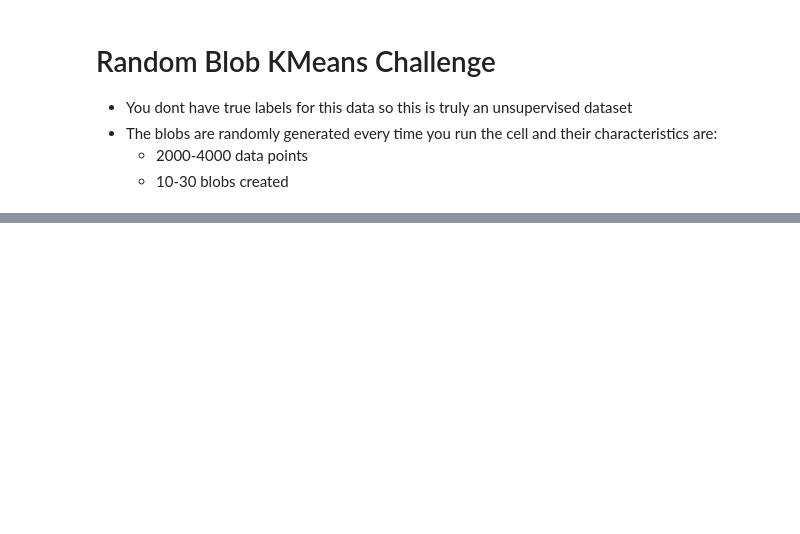
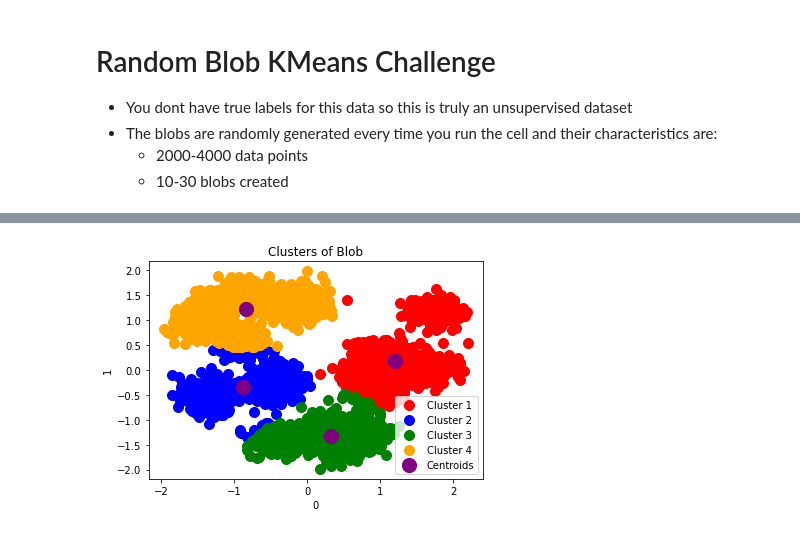
Before and after one commit to RashaAlharthi/K-Means_Clustering_Assignment, a Jupyter notebook: K_Means_Clustering_Assignment_By_Rasha.ipynb, the cells around one changed output, grey strips where cells are left out. Saved outputs shown, nothing was run; the diff lists cells and outputs as text; code cells hidden in the pictures; blank space fills up the shorter version.

```diff
--- a/K_Means_Clustering_Assignment_By_Rasha.ipynb
+++ b/K_Means_Clustering_Assignment_By_Rasha.ipynb
@@ -260,2 +276,4 @@ wcss = []
 # %%
 # Apply KMeans and Plot KMeans Results and Actual Results
+kmeans_blb = KMeans(n_clusters=4, init= 'k-means++', random_state= 123)
+y_blb_kmeans = kmeans_blb.fit_predict(X_blb_sc)
@@ -263,0 +284,20 @@ wcss = []
+# %%
+# Plot the clusters
+plt.scatter(X_blb_sc[y_blb_kmeans == 0, 0], X_blb_sc[y_blb_kmeans == 0, 1], s = 100, c = 'red', label = 'Cluster 1')
+
+plt.scatter(X_blb_sc[y_blb_kmeans == 1, 0], X_blb_sc[y_blb_kmeans == 1, 1], s = 100, c = 'blue', label = 'Cluster 2')
+
+plt.scatter(X_blb_sc[y_blb_kmeans == 2, 0], X_blb_sc[y_blb_kmeans == 2, 1], s = 100, c = 'green', label = 'Cluster 3')
+
+plt.scatter(X_blb_sc[y_blb_kmeans == 3, 0], X_blb_sc[y_blb_kmeans == 3, 1], s = 100, c = 'orange', label = 'Cluster 4')
+
+
+plt.scatter(kmeans_blb.cluster_centers_[:, 0], kmeans_blb.cluster_centers_[:, 1], s = 200, c = 'purple', label = 'Centroids')
+
+plt.title('Clusters of Blob')
+plt.xlabel('0')
+plt.ylabel('1')
+plt.legend()
+plt.show()
+# %% [output]
+[figure, added]
```
Also changed, not shown: parts of 12 cells of this notebook.
